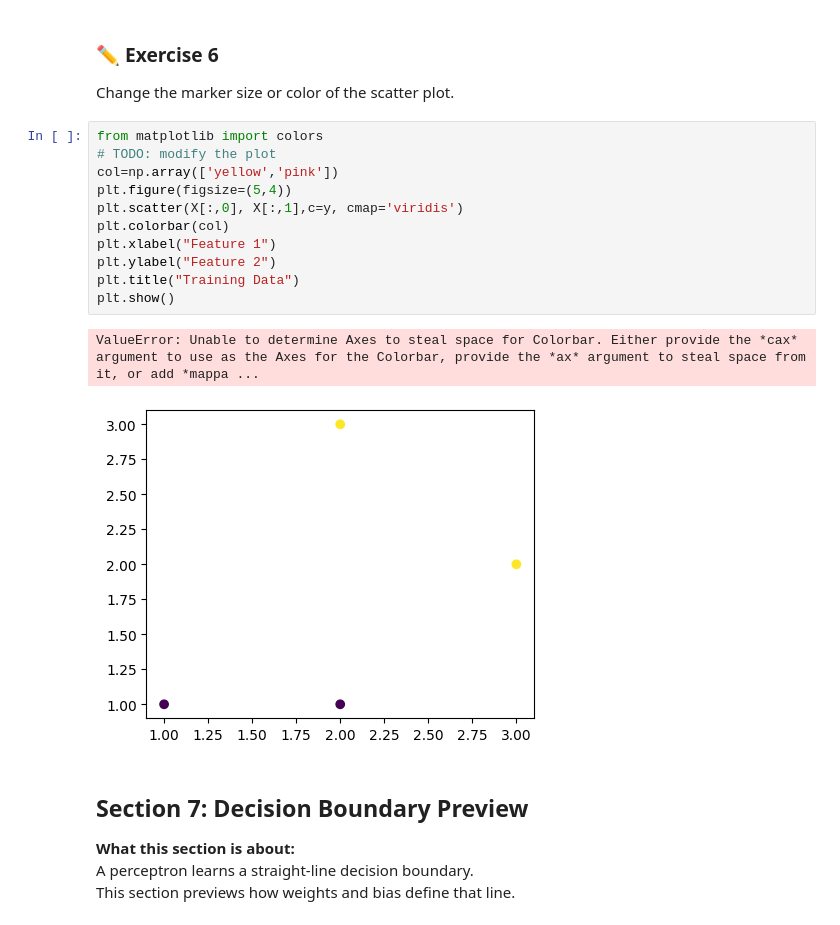
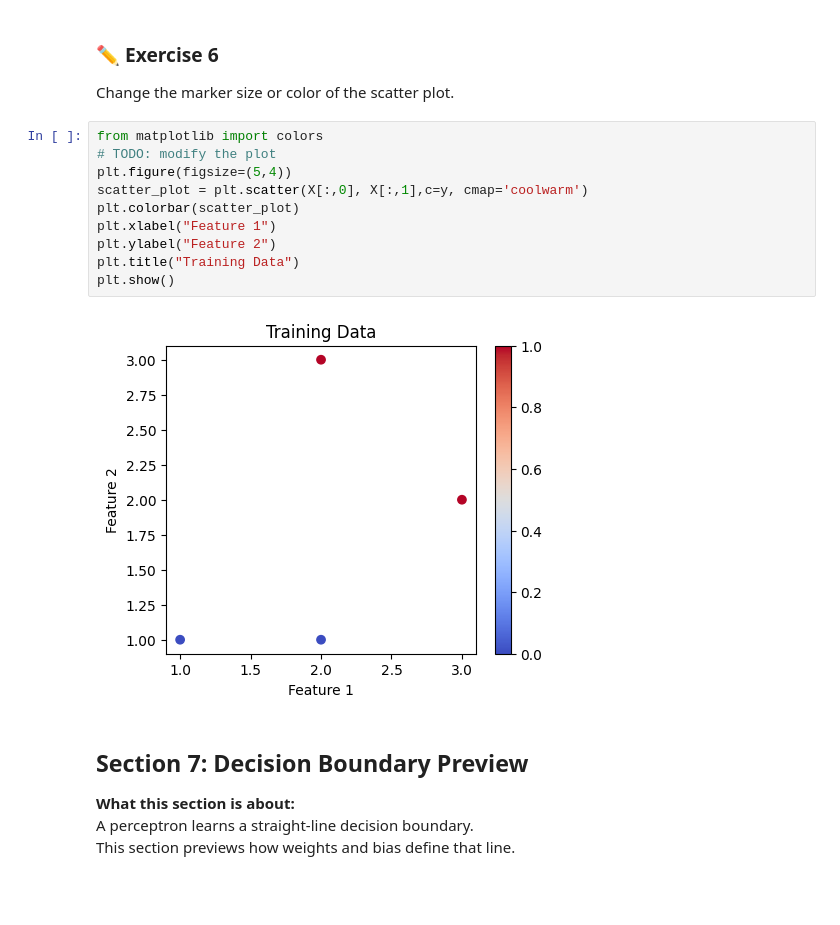
Before and after one commit to anizamey/week2_lab, a Jupyter notebook: Lab_2A_NumPy_Matplotlib_Review.ipynb, the cells around one changed output. Drawn from its saved outputs; the diff is of its cells as text; blank space fills up the shorter version.

```diff
--- a/Lab_2A_NumPy_Matplotlib_Review.ipynb
+++ b/Lab_2A_NumPy_Matplotlib_Review.ipynb
@@ -186,17 +186,15 @@ Change the marker size or color of the scatter plot.
 # %%
 from matplotlib import colors
 # TODO: modify the plot
-col=np.array(['yellow','pink'])
 plt.figure(figsize=(5,4))
-plt.scatter(X[:,0], X[:,1],c=y, cmap='viridis')
-plt.colorbar(col)
+scatter_plot = plt.scatter(X[:,0], X[:,1],c=y, cmap='coolwarm')
+plt.colorbar(scatter_plot)
 plt.xlabel("Feature 1")
 plt.ylabel("Feature 2")
 plt.title("Training Data")
 plt.show()
 # %% [output]
-ValueError: Unable to determine Axes to steal space for Colorbar. Either provide the *cax* argument to use as the Axes for the Colorbar, provide the *ax* argument to steal space from it, or add *mappa ...
-[figure, old version]
+[figure, new version]
 # %% [markdown]
 ## Section 7: Decision Boundary Preview
 
```
Also changed, not shown: parts of 1 cell of this notebook.
